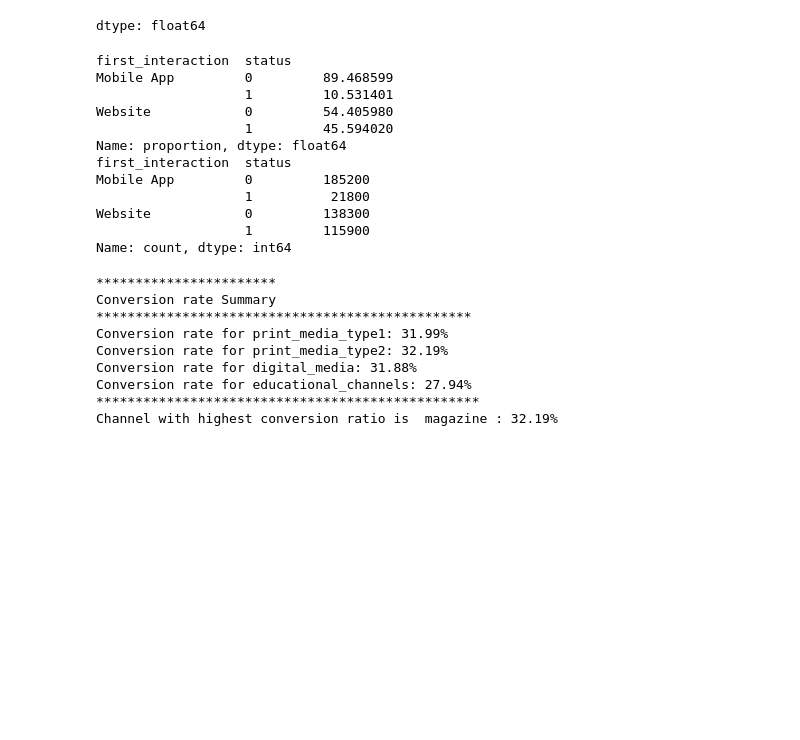
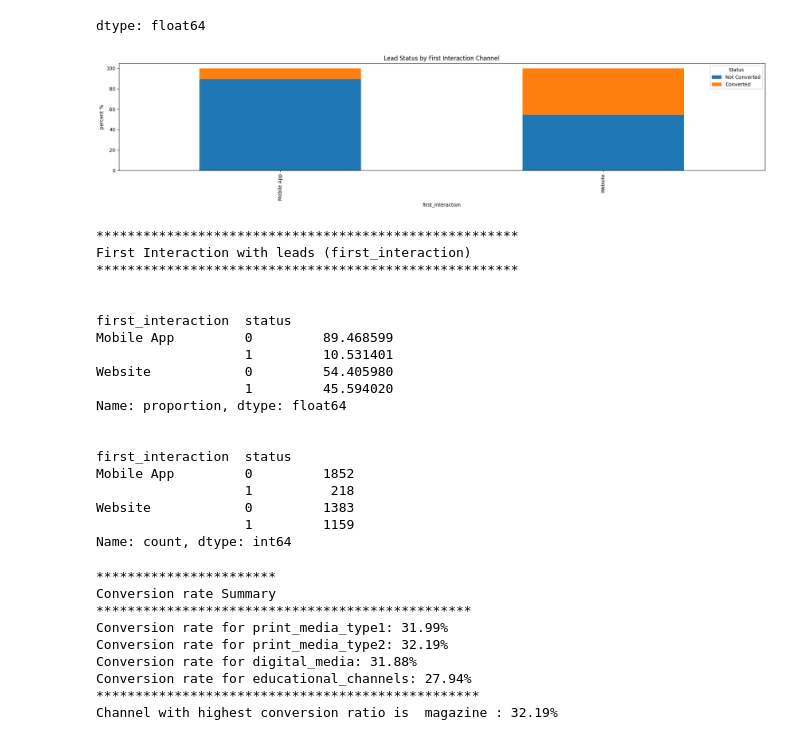
Before and after one commit to emailtosanj/ADSP_LAIEDM, a Jupyter notebook: adsp_laiedm/elective_projects/potential_customers_prediction/Learner_Notebook_Full_Code_Version_Potential_Customers_Prediction_v3.ipynb, the cells around one changed output. Drawn from its saved outputs; the diff is of its cells as text; code cells hidden in the pictures; blank space fills up the shorter version.

```diff
--- a/adsp_laiedm/elective_projects/potential_customers_prediction/Learner_Notebook_Full_Code_Version_Potential_Customers_Prediction_v3.ipynb
+++ b/adsp_laiedm/elective_projects/potential_customers_prediction/Learner_Notebook_Full_Code_Version_Potential_Customers_Prediction_v3.ipynb
@@ -675,20 +612,40 @@ df.groupby(["current_occupation"])["status"].value_counts(normalize=True)*100
 dtype: float64
 # %%
 # The company's first impression on the customer must have an impact. Do the first channels of interaction have an impact on the lead status?
+
+#Lead Status by First Interaction Channel
+(pd.crosstab(df_ori['first_interaction'], df_ori['status'], normalize = 'index')*100).plot(kind = 'bar', ylabel='percent %', figsize = (24, 4), stacked = True,  legend=True, position=0.5, title = 'Lead Status by First Interaction Channel')
+plt.legend(title='Status', labels=['Not Converted', 'Converted'])
+plt.show()
+
+print('***'*18)
+print(f'First Interaction with leads (first_interaction)')
+print('***'*18)
+print('\n')
+
 print(df.groupby(["first_interaction"])["status"].value_counts(normalize=True)*100)
-print(df.groupby(["first_interaction"])["status"].value_counts(normalize=False)*100)
+print('\n')
+print(df.groupby(["first_interaction"])["status"].value_counts(normalize=False))
 # %% [output]
+[figure, added]
+******************************************************
+First Interaction with leads (first_interaction)
+******************************************************
+
+
 first_interaction  status
 Mobile App         0         89.468599
                    1         10.531401
 Website            0         54.405980
                    1         45.594020
 Name: proportion, dtype: float64
+
+
 first_interaction  status
-Mobile App         0         185200
-                   1          21800
-Website            0         138300
-                   1         115900
+Mobile App         0         1852
+                   1          218
+Website            0         1383
+                   1         1159
 Name: count, dtype: int64
 # %%
 # The company uses multiple modes to interact with prospects. Which way of interaction works best?
```
Also changed, not shown: parts of 11 cells of this notebook.
